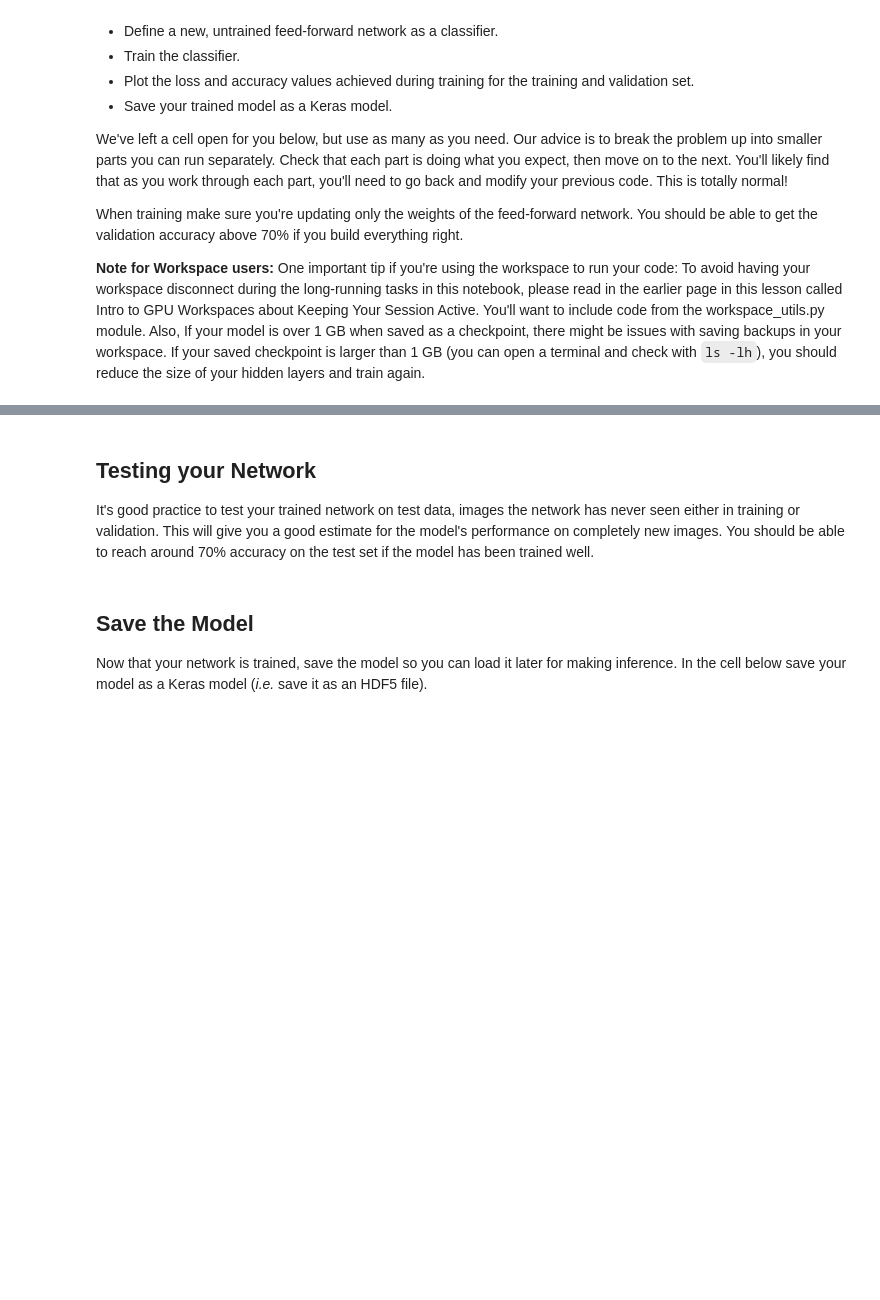
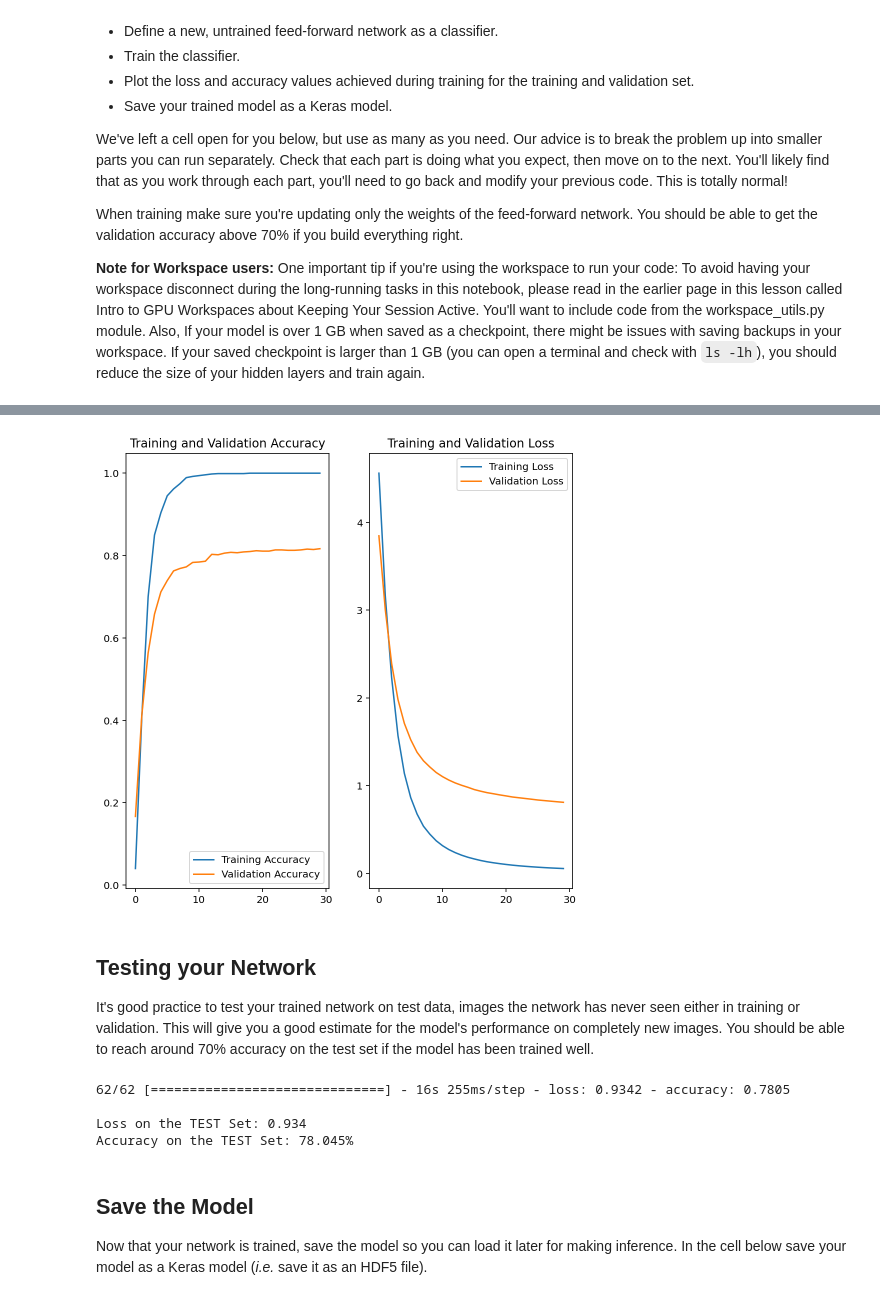
Before and after one commit to watkins-tim/TF-Image-Classifier-Project, a Jupyter notebook: Project_Image_Classifier_Project.ipynb, the cells around one changed output, grey strips where cells are left out. Saved outputs shown, nothing was run; the diff lists cells and outputs as text; code cells hidden in the pictures; blank space fills up the shorter version.

```diff
--- a/Project_Image_Classifier_Project.ipynb
+++ b/Project_Image_Classifier_Project.ipynb
@@ -220,0 +204,7 @@ When training make sure you're updating only the weights of the feed-forward net
+# %%
+model = tf.keras.Sequential([
+    classifier,
+     tf.keras.layers.Dense(num_classes, activation='softmax')
+    ])
+
+model.summary()
@@ -220,0 +224,12 @@ When training make sure you're updating only the weights of the feed-forward net
+# %%
+model.compile(optimizer='adam',
+              loss='sparse_categorical_crossentropy',
+              metrics=['accuracy'])
+# %%
+EPOCHS = 30
+early_stopping = tf.keras.callbacks.EarlyStopping(monitor='val_loss', patience=5)
+
+history = model.fit_generator(training_batches,
+                              epochs=EPOCHS,
+                              validation_data=validation_batches,
+                              callbacks=[early_stopping])
@@ -221,9 +254,43 @@ When training make sure you're updating only the weights of the feed-forward net
+# %%
+# Plot the loss and accuracy values achieved during training for the training and validation set.
+training_accuracy = history.history['accuracy']
+validation_accuracy = history.history['val_accuracy']
+
+training_loss = history.history['loss']
+validation_loss = history.history['val_loss']
+
+epochs_range=range(EPOCHS)
+
+plt.figure(figsize=(8, 8))
+plt.subplot(1, 2, 1)
+plt.plot(epochs_range, training_accuracy, label='Training Accuracy')
+plt.plot(epochs_range, validation_accuracy, label='Validation Accuracy')
+plt.legend(loc='lower right')
+plt.title('Training and Validation Accuracy')
+
+plt.subplot(1, 2, 2)
+plt.plot(epochs_range, training_loss, label='Training Loss')
+plt.plot(epochs_range, validation_loss, label='Validation Loss')
+plt.legend(loc='upper right')
+plt.title('Training and Validation Loss')
+plt.show()
+# %% [output]
+[figure, added]
 # %% [markdown]
 ## Testing your Network
 
 It's good practice to test your trained network on test data, images the network has never seen either in training or validation. This will give you a good estimate for the model's performance on completely new images. You should be able to reach around 70% accuracy on the test set if the model has been trained well.
 # %%
-# TODO: Print the loss and accuracy values achieved on the entire test set.
+# Print the loss and accuracy values achieved on the entire test set.
+loss, accuracy = model.evaluate(testing_batches)
+
+print('\nLoss on the TEST Set: {:,.3f}'.format(loss))
+print('Accuracy on the TEST Set: {:.3%}'.format(accuracy))
+# %% [output]
+62/62 [==============================] - 16s 255ms/step - loss: 0.9342 - accuracy: 0.7805
+
+Loss on the TEST Set: 0.934
+Accuracy on the TEST Set: 78.045%
 # %% [markdown]
 ## Save the Model
 
```
Also changed, not shown: parts of 24 cells of this notebook, 3 other files.
